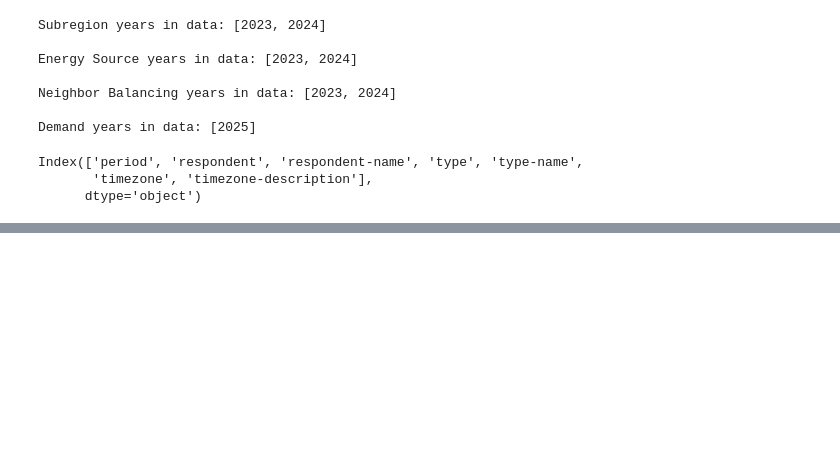
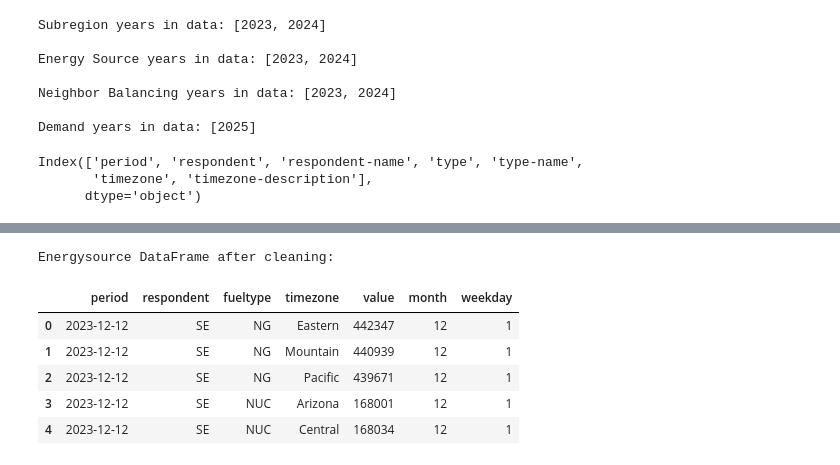
Before and after one commit to dnguyen-1/ADS508TeamProject, a Jupyter notebook: gridAI.ipynb, the cells around one changed output, grey strips where cells are left out. Cells and saved outputs as stored; diff of their text form; code cells hidden in the pictures; blank space fills up the shorter version.

```diff
--- a/gridAI.ipynb
+++ b/gridAI.ipynb
@@ -296,0 +332,28 @@ Index(['period', 'respondent', 'respondent-name', 'type', 'type-name',
+# %%
+# --- Energysource Dataset ---
+query_energysource = "SELECT * FROM ecodataaidatabase.energysource"
+df_energysource = pd.read_sql(query_energysource, conn)
+
+# Clean: drop unnecessary columns
+df_energysource.drop(columns=['respondent-name', 'type-name', 'timezone-description', 'value-units'], inplace=True)
+
+# Scrub: drop duplicates and rows missing critical fields
+df_energysource.drop_duplicates(inplace=True)
+df_energysource.dropna(subset=['period', 'value', 'fueltype'], inplace=True)
+
+# Feature engineering: convert period to datetime and add time features
+df_energysource['period'] = pd.to_datetime(df_energysource['period'])
+df_energysource['month'] = df_energysource['period'].dt.month
+df_energysource['weekday'] = df_energysource['period'].dt.weekday
+
+# Preview
+print("Energysource DataFrame after cleaning:")
+display(df_energysource.head())
+# %% [output]
+Energysource DataFrame after cleaning:
+|  | period | respondent | fueltype | timezone | value | month | weekday |
+| 0 | 2023-12-12 | SE | NG | Eastern | 442347 | 12 | 1 |
+| 1 | 2023-12-12 | SE | NG | Mountain | 440939 | 12 | 1 |
+| 2 | 2023-12-12 | SE | NG | Pacific | 439671 | 12 | 1 |
+| 3 | 2023-12-12 | SE | NUC | Arizona | 168001 | 12 | 1 |
+| 4 | 2023-12-12 | SE | NUC | Central | 168034 | 12 | 1 |
```
Also changed, not shown: parts of 7 cells of this notebook.
